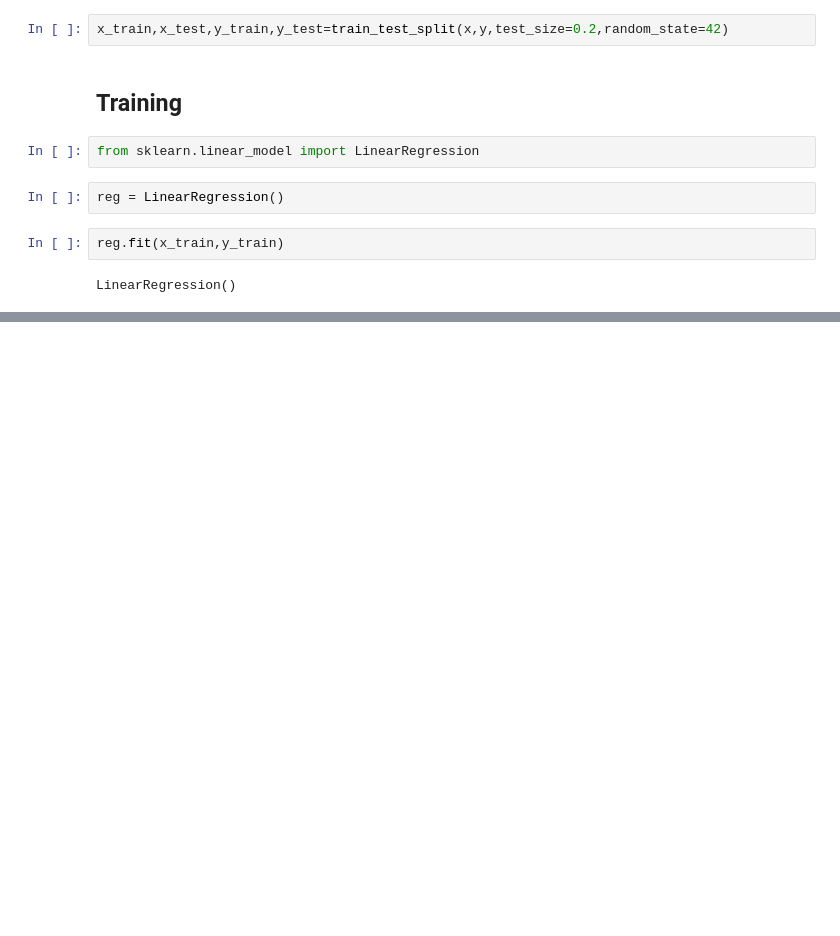
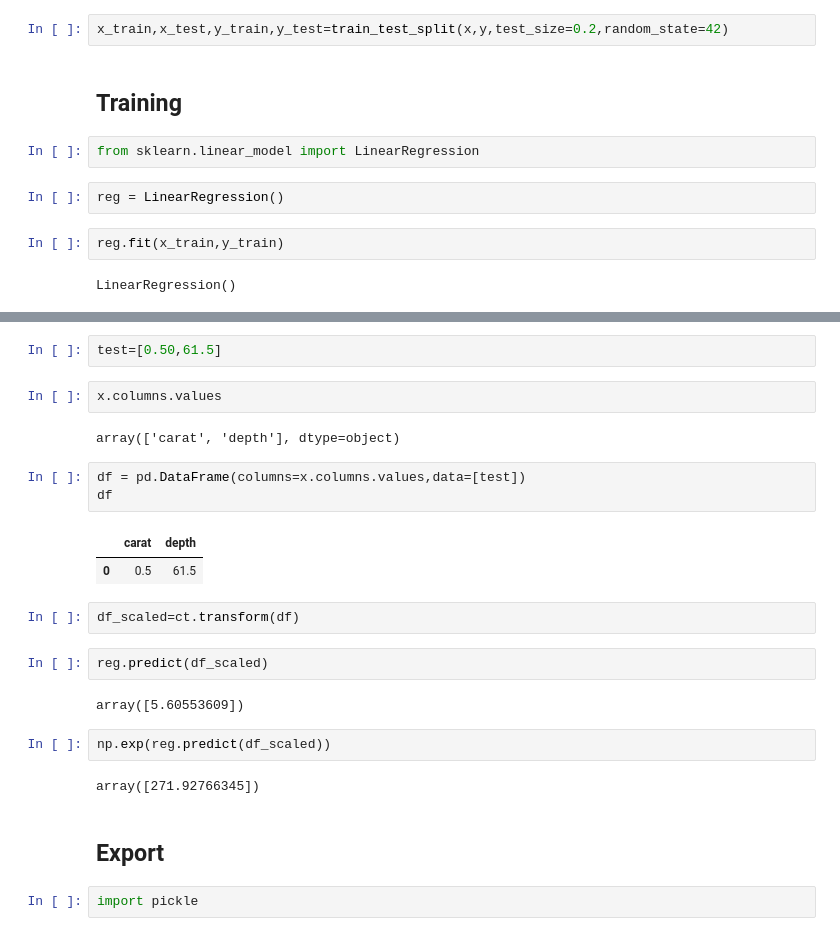
Before and after one commit to Raghad2002Mohammed/AI-project, a Jupyter notebook: Diamonds.ipynb, the cells around one changed output, grey strips where cells are left out. Cells and saved outputs as stored; diff of their text form; blank space fills up the shorter version.

```diff
--- a/Diamonds.ipynb
+++ b/Diamonds.ipynb
@@ -222,0 +256,26 @@ LinearRegression()
+# %%
+test=[0.50,61.5]
+# %%
+x.columns.values
+# %% [output]
+array(['carat', 'depth'], dtype=object)
+# %%
+df = pd.DataFrame(columns=x.columns.values,data=[test])
+df
+# %% [output]
+|  | carat | depth |
+| 0 | 0.5 | 61.5 |
+# %%
+df_scaled=ct.transform(df)
+# %%
+reg.predict(df_scaled)
+# %% [output]
+array([5.60553609])
+# %%
+np.exp(reg.predict(df_scaled))
+# %% [output]
+array([271.92766345])
+# %% [markdown]
+## Export
+# %%
+import pickle
```
Also changed, not shown: parts of 8 cells of this notebook.
